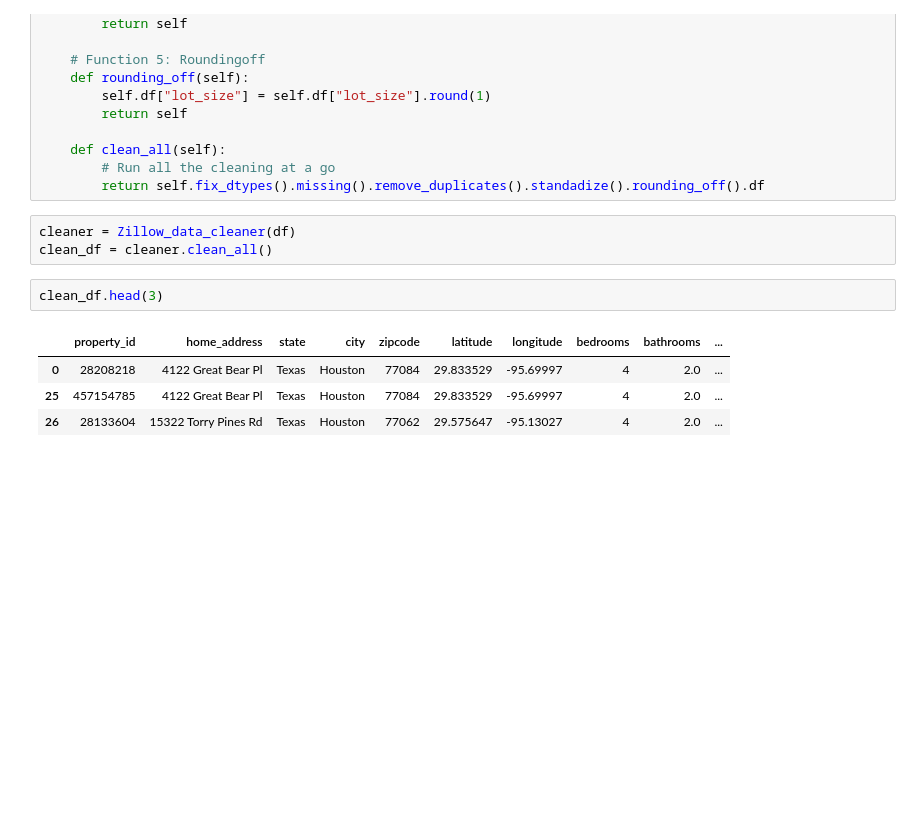
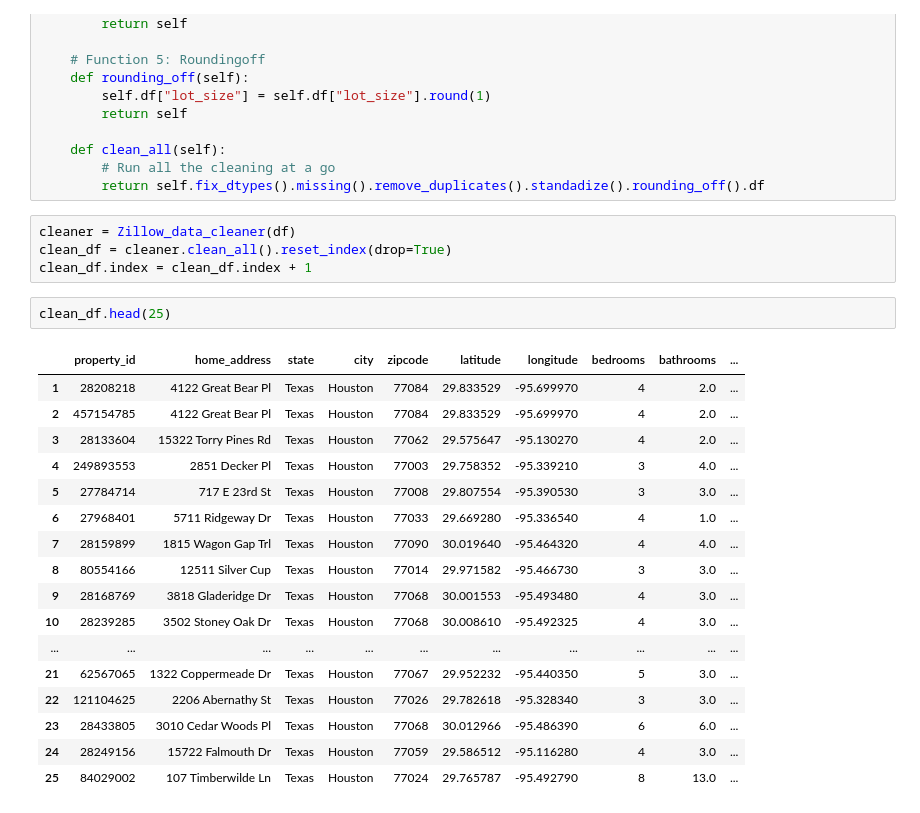
Before and after one commit to tos-in1/Zillow-Real-Estate-ETL-Pipeline, a Jupyter notebook: transform.ipynb, the cells around one changed output. Drawn from its saved outputs; the diff is of its cells as text; blank space fills up the shorter version.

```diff
--- a/transform.ipynb
+++ b/transform.ipynb
@@ -147,11 +147,25 @@ class Zillow_data_cleaner:
         return self.fix_dtypes().missing().remove_duplicates().standadize().rounding_off().df
 # %%
 cleaner = Zillow_data_cleaner(df)
-clean_df = cleaner.clean_all()
+clean_df = cleaner.clean_all().reset_index(drop=True)
+clean_df.index = clean_df.index + 1
 # %%
-clean_df.head(3)
+clean_df.head(25)
 # %% [output]
 |  | property_id | home_address | state | city | zipcode | latitude | longitude | bedrooms | bathrooms | ... |
-| 0 | 28208218 | 4122 Great Bear Pl | Texas | Houston | 77084 | 29.833529 | -95.69997 | 4 | 2.0 | ... |
-| 25 | 457154785 | 4122 Great Bear Pl | Texas | Houston | 77084 | 29.833529 | -95.69997 | 4 | 2.0 | ... |
-| 26 | 28133604 | 15322 Torry Pines Rd | Texas | Houston | 77062 | 29.575647 | -95.13027 | 4 | 2.0 | ... |
+| 1 | 28208218 | 4122 Great Bear Pl | Texas | Houston | 77084 | 29.833529 | -95.699970 | 4 | 2.0 | ... |
+| 2 | 457154785 | 4122 Great Bear Pl | Texas | Houston | 77084 | 29.833529 | -95.699970 | 4 | 2.0 | ... |
+| 3 | 28133604 | 15322 Torry Pines Rd | Texas | Houston | 77062 | 29.575647 | -95.130270 | 4 | 2.0 | ... |
+| 4 | 249893553 | 2851 Decker Pl | Texas | Houston | 77003 | 29.758352 | -95.339210 | 3 | 4.0 | ... |
+| 5 | 27784714 | 717 E 23rd St | Texas | Houston | 77008 | 29.807554 | -95.390530 | 3 | 3.0 | ... |
+| 6 | 27968401 | 5711 Ridgeway Dr | Texas | Houston | 77033 | 29.669280 | -95.336540 | 4 | 1.0 | ... |
+| 7 | 28159899 | 1815 Wagon Gap Trl | Texas | Houston | 77090 | 30.019640 | -95.464320 | 4 | 4.0 | ... |
+| 8 | 80554166 | 12511 Silver Cup | Texas | Houston | 77014 | 29.971582 | -95.466730 | 3 | 3.0 | ... |
+| 9 | 28168769 | 3818 Gladeridge Dr | Texas | Houston | 77068 | 30.001553 | -95.493480 | 4 | 3.0 | ... |
+| 10 | 28239285 | 3502 Stoney Oak Dr | Texas | Houston | 77068 | 30.008610 | -95.492325 | 4 | 3.0 | ... |
+| ... | ... | ... | ... | ... | ... | ... | ... | ... | ... | ... |
+| 21 | 62567065 | 1322 Coppermeade Dr | Texas | Houston | 77067 | 29.952232 | -95.440350 | 5 | 3.0 | ... |
+| 22 | 121104625 | 2206 Abernathy St | Texas | Houston | 77026 | 29.782618 | -95.328340 | 3 | 3.0 | ... |
+| 23 | 28433805 | 3010 Cedar Woods Pl | Texas | Houston | 77068 | 30.012966 | -95.486390 | 6 | 6.0 | ... |
+| 24 | 28249156 | 15722 Falmouth Dr | Texas | Houston | 77059 | 29.586512 | -95.116280 | 4 | 3.0 | ... |
+| 25 | 84029002 | 107 Timberwilde Ln | Texas | Houston | 77024 | 29.765787 | -95.492790 | 8 | 13.0 | ... |
```
Also changed, not shown: 3 other files.
